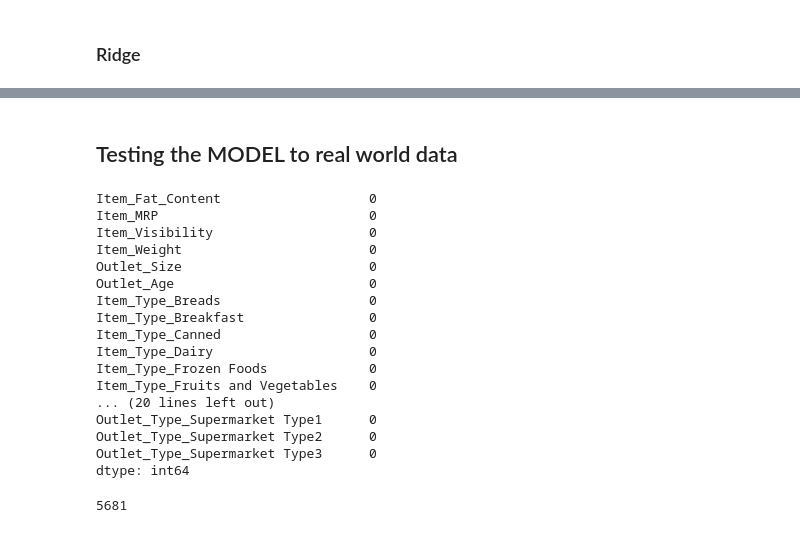
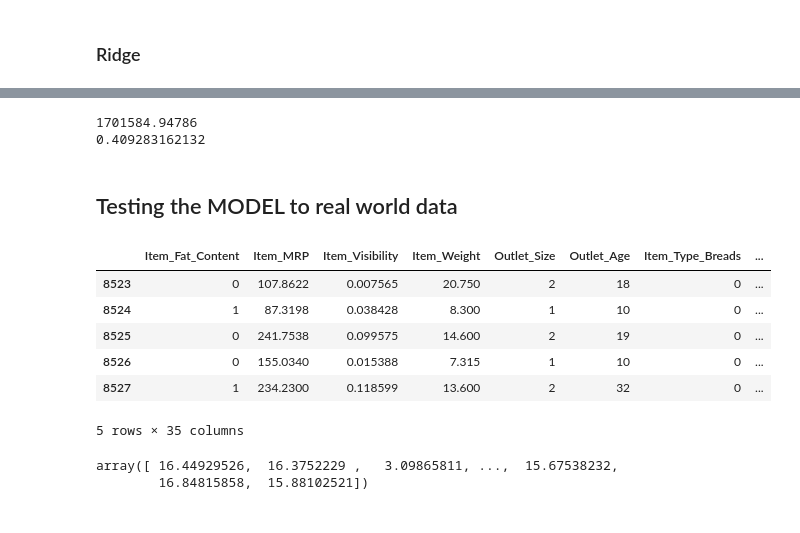
Before and after one commit to IamAmar/Big-Mart-Sales-III, a Jupyter notebook: Big-Mart-Sales-III.ipynb, the cells around one changed output, grey strips where cells are left out. Saved outputs shown, nothing was run; the diff lists cells and outputs as text; code cells hidden in the pictures.

```diff
--- a/Big-Mart-Sales-III.ipynb
+++ b/Big-Mart-Sales-III.ipynb
@@ -553,0 +597,7 @@ Ridge = linear_model.Ridge(cv=5)
+# %%
+yy_predicted = Ridge.predict(XX_test)
+print(metrics.mean_squared_error(y_true=yy_test, y_pred=yy_predicted))
+print(r2_score(yy_test, yy_predicted))
+# %% [output]
+1701584.94786
+0.409283162132
@@ -555,29 +607,22 @@ Ridge = linear_model.Ridge(cv=5)
 ## Testing the MODEL to real world data
 # %%
 Sales_Predict = Sales.loc[Sales["Type"]=="test",XCols]
+Sales_Predict.head()
+# %% [output]
+|  | Item_Fat_Content | Item_MRP | Item_Visibility | Item_Weight | Outlet_Size | Outlet_Age | Item_Type_Breads | ... |
+| 8523 | 0 | 107.8622 | 0.007565 | 20.750 | 2 | 18 | 0 | ... |
+| 8524 | 1 | 87.3198 | 0.038428 | 8.300 | 1 | 10 | 0 | ... |
+| 8525 | 0 | 241.7538 | 0.099575 | 14.600 | 2 | 19 | 0 | ... |
+| 8526 | 0 | 155.0340 | 0.015388 | 7.315 | 1 | 10 | 0 | ... |
+| 8527 | 1 | 234.2300 | 0.118599 | 13.600 | 2 | 32 | 0 | ... |
+5 rows × 35 columns
 # %%
-Sales_Predict.isnull().sum()
+# Sales_Predict.isnull().sum()
-# %% [output]
-Item_Fat_Content                   0
-Item_MRP                           0
-Item_Visibility                    0
-Item_Weight                        0
-Outlet_Size                        0
-Outlet_Age                         0
-Item_Type_Breads                   0
-Item_Type_Breakfast                0
-Item_Type_Canned                   0
-Item_Type_Dairy                    0
-Item_Type_Frozen Foods             0
-Item_Type_Fruits and Vegetables    0
-... (20 lines left out)
-Outlet_Type_Supermarket Type1      0
-Outlet_Type_Supermarket Type2      0
-Outlet_Type_Supermarket Type3      0
-dtype: int64
 # %%
 Prediction = Lasso.predict(Sales_Predict)
 len(Prediction)
+Prediction
 # %% [output]
-5681
+array([ 16.44929526,  16.3752229 ,   3.09865811, ...,  15.67538232,
+        16.84815858,  15.88102521])
 # %%
```
Also changed, not shown: parts of 36 cells of this notebook.
